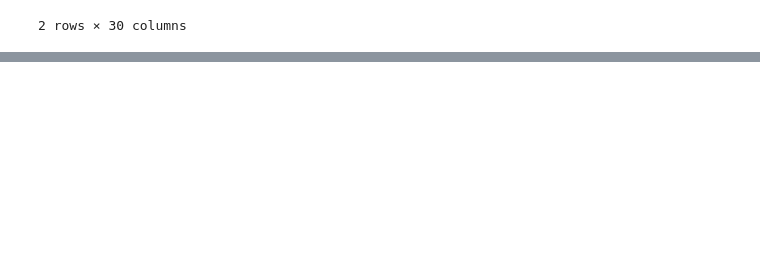
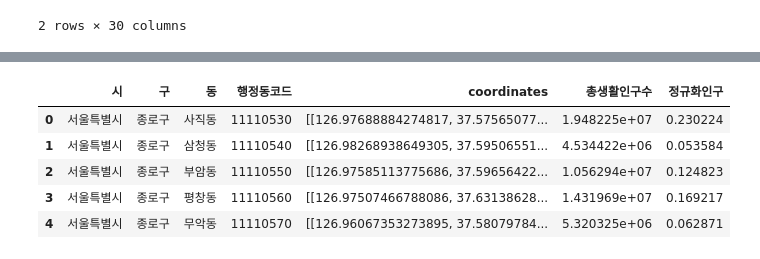
Before and after one commit to dlaghwls1104/ICU, a Jupyter notebook: 유동인구.ipynb, the cells around one changed output, grey strips where cells are left out. Drawn from its saved outputs; the diff is of its cells as text; code cells hidden in the pictures; blank space fills up the shorter version.

```diff
--- a/유동인구.ipynb
+++ b/유동인구.ipynb
@@ -60,0 +173,8 @@ seoul_map
+# %%
+# 인구를 0 ~ 1 사이의 값으로 변환시킵니다.
+df['정규화인구'] = df['인구'] / df['인구'].max()
+# %%
+import pandas as pd
+
+df = pd.DataFrame(df)
+df.dtypes
@@ -60,0 +192,14 @@ seoul_map
+# %%
+local_df = pd.merge(df, localdata, how="left", on="행정동코드")
+local_df=local_df.drop(['인구','남자','여자','정규화인구'],axis=1)
+# %%
+local_df['정규화인구'] = local_df['총생활인구수'] / local_df['총생활인구수'].max()
+# %%
+local_df.head()
+# %% [output]
+|  | 시 | 구 | 동 | 행정동코드 | coordinates | 총생활인구수 | 정규화인구 |
+| 0 | 서울특별시 | 종로구 | 사직동 | 11110530 | [[126.97688884274817, 37.57565077... | 1.948225e+07 | 0.230224 |
+| 1 | 서울특별시 | 종로구 | 삼청동 | 11110540 | [[126.98268938649305, 37.59506551... | 4.534422e+06 | 0.053584 |
+| 2 | 서울특별시 | 종로구 | 부암동 | 11110550 | [[126.97585113775686, 37.59656422... | 1.056294e+07 | 0.124823 |
+| 3 | 서울특별시 | 종로구 | 평창동 | 11110560 | [[126.97507466788086, 37.63138628... | 1.431969e+07 | 0.169217 |
+| 4 | 서울특별시 | 종로구 | 무악동 | 11110570 | [[126.96067353273895, 37.58079784... | 5.320325e+06 | 0.062871 |
```
Also changed, not shown: parts of 28 cells of this notebook.
